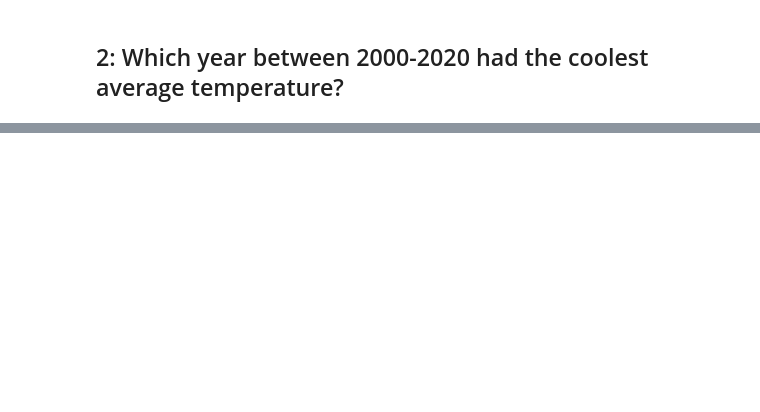
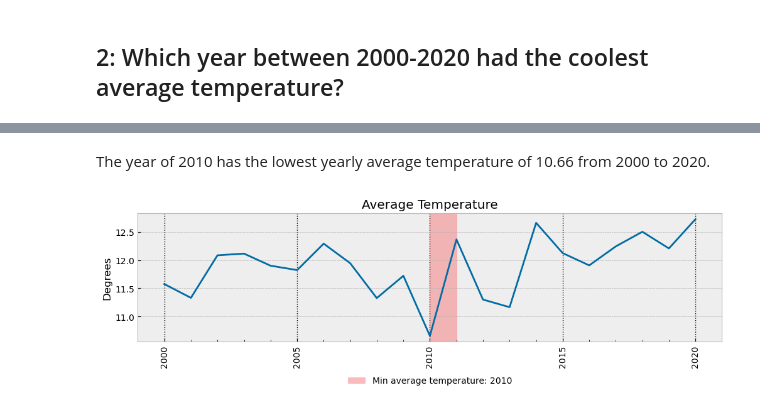
Before and after one commit to hawkeyedatatsai/Time-Series-Analysis, a Jupyter notebook: Assignments/Resampling Datetime Data - London Weather.ipynb, the cells around one changed output, grey strips where cells are left out. Cells and saved outputs as stored; diff of their text form; code cells hidden in the pictures; blank space fills up the shorter version.

```diff
--- a/Assignments/Resampling Datetime Data - London Weather.ipynb
+++ b/Assignments/Resampling Datetime Data - London Weather.ipynb
@@ -183,2 +241,6 @@ dtype: int64
 # %% [markdown]
 ## 2: Which year between 2000-2020 had the coolest average temperature?
+# %%
+# slice avg temperature to 2000-2020
+df_temp = df.loc['2000':'2020', ['mean_temp']].copy()
+df_temp.head()
@@ -184,0 +255,4 @@ dtype: int64
+# %%
+# Resample the avg temp as yearly frequency.
+df_temp_yr = df_temp.resample("AS").mean()
+df_temp_yr.sort_values(by='mean_temp', ascending=True)
@@ -184,0 +278,21 @@ dtype: int64
+# %% [markdown]
+The year of 2010 has the lowest yearly average temperature of 10.66 from 2000 to 2020.
+# %%
+plt.rcParams['figure.figsize'] = (12,3)
+fig, ax = plt.subplots()
+ax.plot(df_temp_yr.index, df_temp_yr.values)
+
+ax.axvspan('2010-01-01', '2010-12-31', color = '#f7797d', alpha = 0.5,
+           zorder = 0, label = 'Min average temperature: 2010')
+
+ax.set_title('Average Temperature')
+ax.set_ylabel('Degrees')
+ax.legend();
+sns.move_legend(ax, "lower center", bbox_to_anchor=(.5, -0.4), ncol=3, title=None, frameon=False)
+
+format_xdate(ax,5,1)
+
+loc_minor_year = mdates.YearLocator(1)
+ax.xaxis.set_minor_locator(loc_minor_year)
+# %% [output]
+[figure, added]
```
Also changed, not shown: parts of 8 cells of this notebook, 2 other files.
